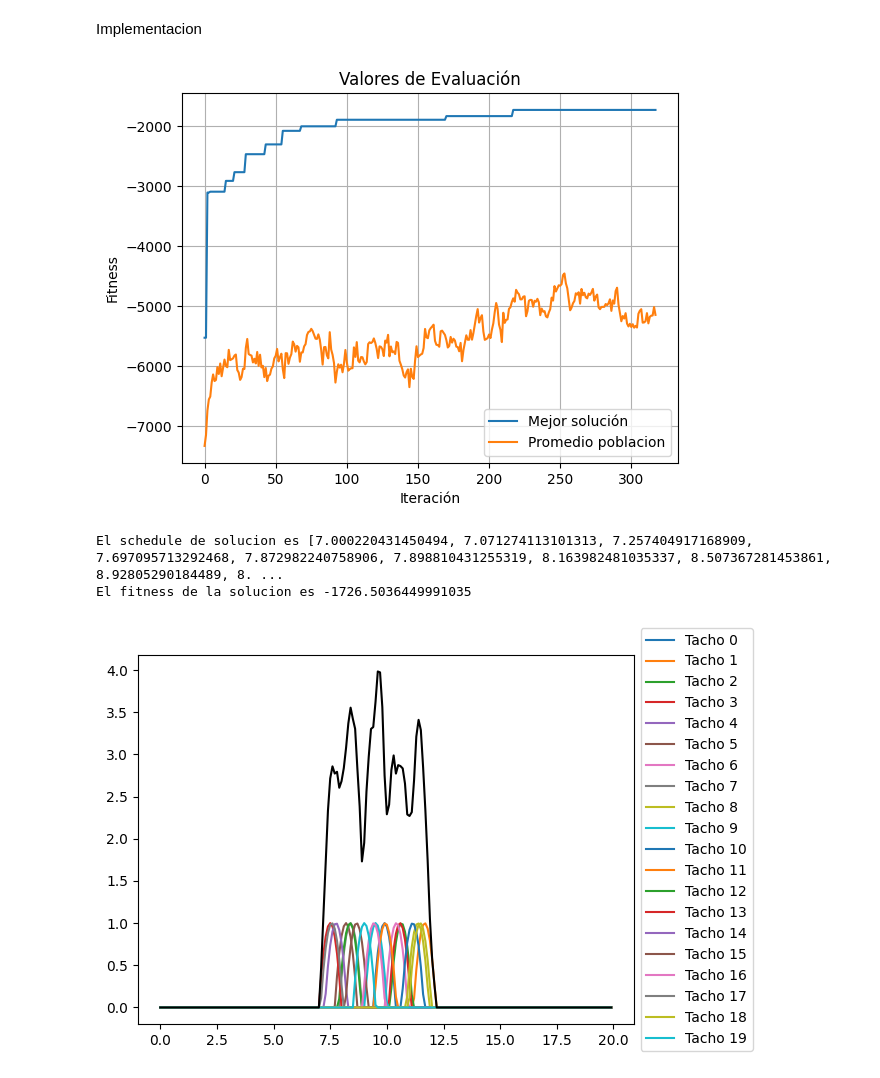
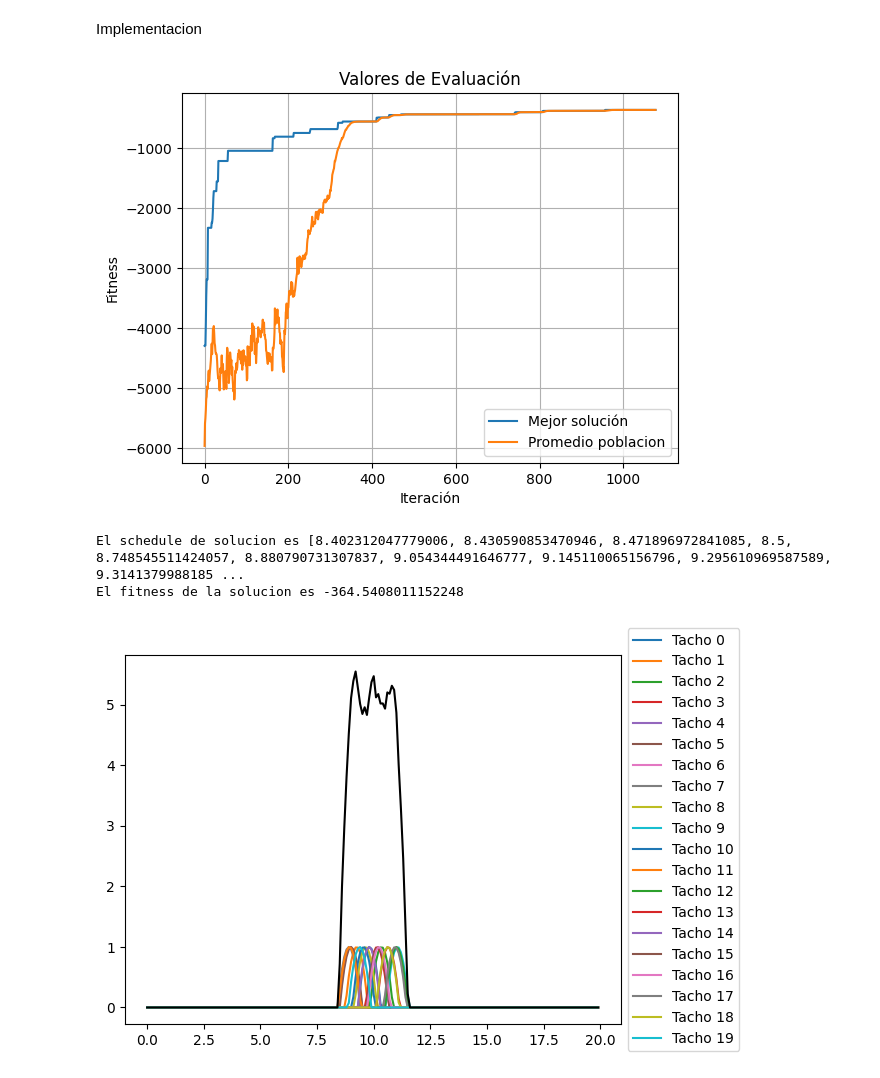
Before and after one commit to luudipietro/Geneticos_Final, a Jupyter notebook: Final_TP6.ipynb, the cells around one changed output. Drawn from its saved outputs; the diff is of its cells as text; code cells hidden in the pictures.

```diff
--- a/Final_TP6.ipynb
+++ b/Final_TP6.ipynb
@@ -166,7 +166,7 @@ def mut_step(P, Bounds, gen_act, probabilidad_direccion=0.5):
     return C
 
 def mut_step_non_uniform(P, Bounds, gen_act, b=0.3):
-    gen_max = 120
+    gen_max = 200
     if gen_act >= gen_max:
         return P
     C = P.copy()
@@ -496,41 +496,41 @@ Implementacion
 # %%
 import random
 import math
 
 tachos = 20
 Bounds = [[0, tachos-1] for i in range(tachos)]
 Enteras = [False] * (tachos)
 f = Fitness
 cant_individuos = 60
-cant_generac = 100
-cant_elite = 4
+cant_generac = 120
+cant_elite = 8
 sel = sel_sus
 eps = 0.1
-xover = [xov_cube2, xov_uniform]
+xover = [xov_cube, xov_uniform]
 xover_props = [0.6, 0.4]
-cant_cruzados = round(0.65 * cant_individuos)
+cant_cruzados = round(0.75 * cant_individuos)
 mut = [mut_step_non_uniform, mut_step, mut_boundary]
-mut_props = [0.6, 0.3, 0.1]
-cant_mutados = round(0.35 * cant_individuos)
+mut_props = [0.65, 0.25, 0.10]
+cant_mutados = round(0.25 * cant_individuos)
 callback = None
-Variabilidad_weight = 5.0
-Tiempo_weight = 2.5
-DistMax_weight = 2.0
-max_pico_weight = 0
+Variabilidad_weight = 6.0
+Tiempo_weight = 0.2
+DistMax_weight = 1.5
+max_pico_weight = 0.0
 Pop = init_pop(cant_individuos, tachos)
 
 sol, solF, Pop, Fit, traceBest, traceAvg, bestSols = geneticoTachos(
     Pop, cant_generac, Bounds, Enteras, sel, xover, xover_props, mut, mut_props,
     cant_cruzados, cant_mutados, cant_elite, eps, f, Variabilidad_weight,
     Tiempo_weight, DistMax_weight, max_pico_weight, tachos, callback)
 
 graficarEvolucionFitness(traceBest, traceAvg)
 print(f'El schedule de solucion es {sorted(sol)}')
 print(f'El fitness de la solucion es {Fitness(sol, Variabilidad_weight, Tiempo_weight, DistMax_weight, max_pico_weight)}')
 graficarResultadosTachos(sol, tachos, [x/10 for x in range(tachos * 10)])
 graficarResultadosTachos(sol, tachos, np.linspace(min(sol)+0.5,max(sol)+0.5))
 # %% [output]
-[figure, old version]
+[figure, new version]
-El schedule de solucion es [7.000220431450494, 7.071274113101313, 7.257404917168909, 7.697095713292468, 7.872982240758906, 7.898810431255319, 8.163982481035337, 8.507367281453861, 8.92805290184489, 8. ...
-El fitness de la solucion es -1726.5036449991035
+El schedule de solucion es [8.402312047779006, 8.430590853470946, 8.471896972841085, 8.5, 8.748545511424057, 8.880790731307837, 9.054344491646777, 9.145110065156796, 9.295610969587589, 9.3141379988185 ...
+El fitness de la solucion es -364.5408011152248
-[figure, old version]
+[figure, new version]
```
Also changed, not shown: parts of 1 cell of this notebook.
